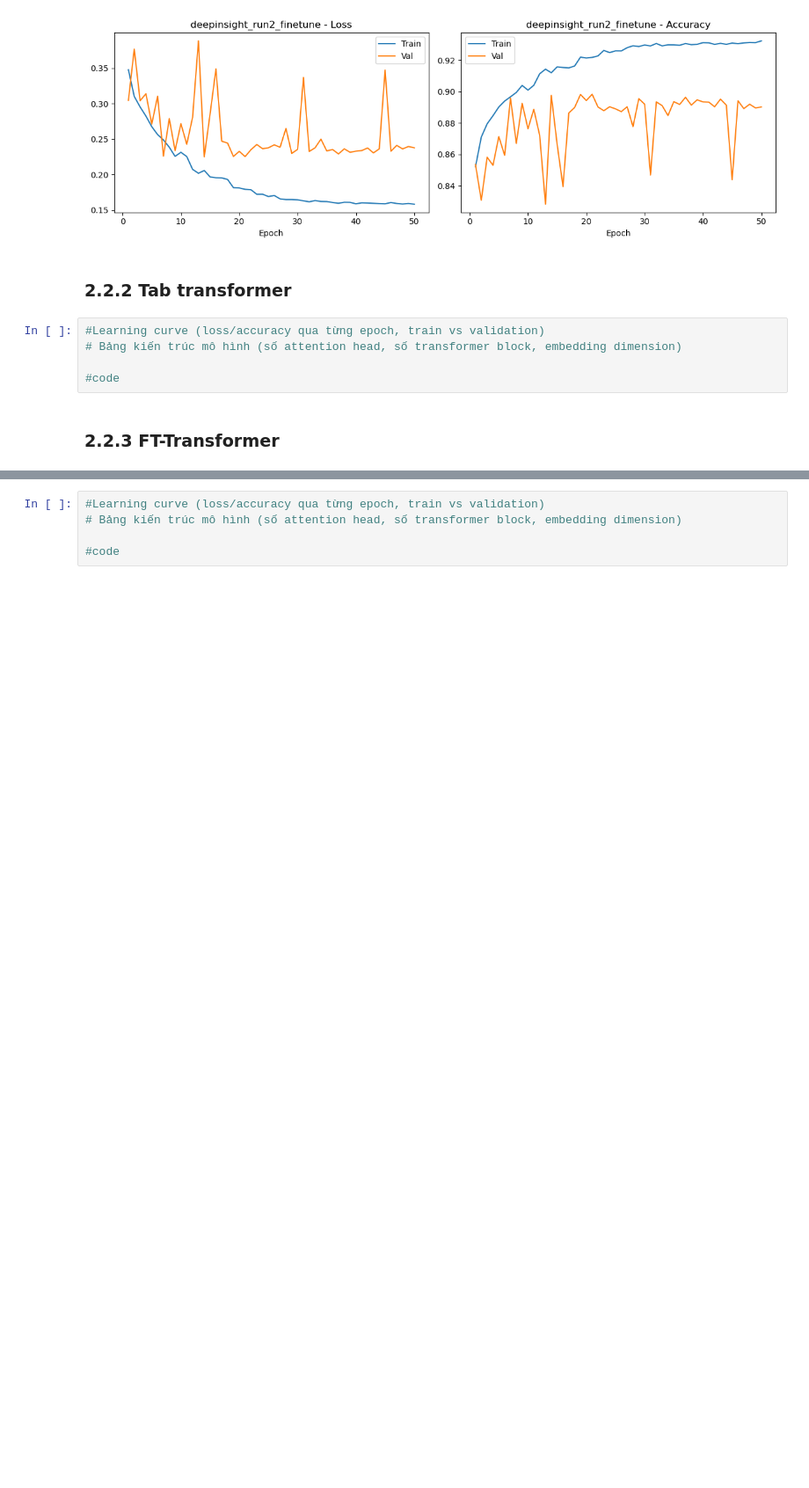
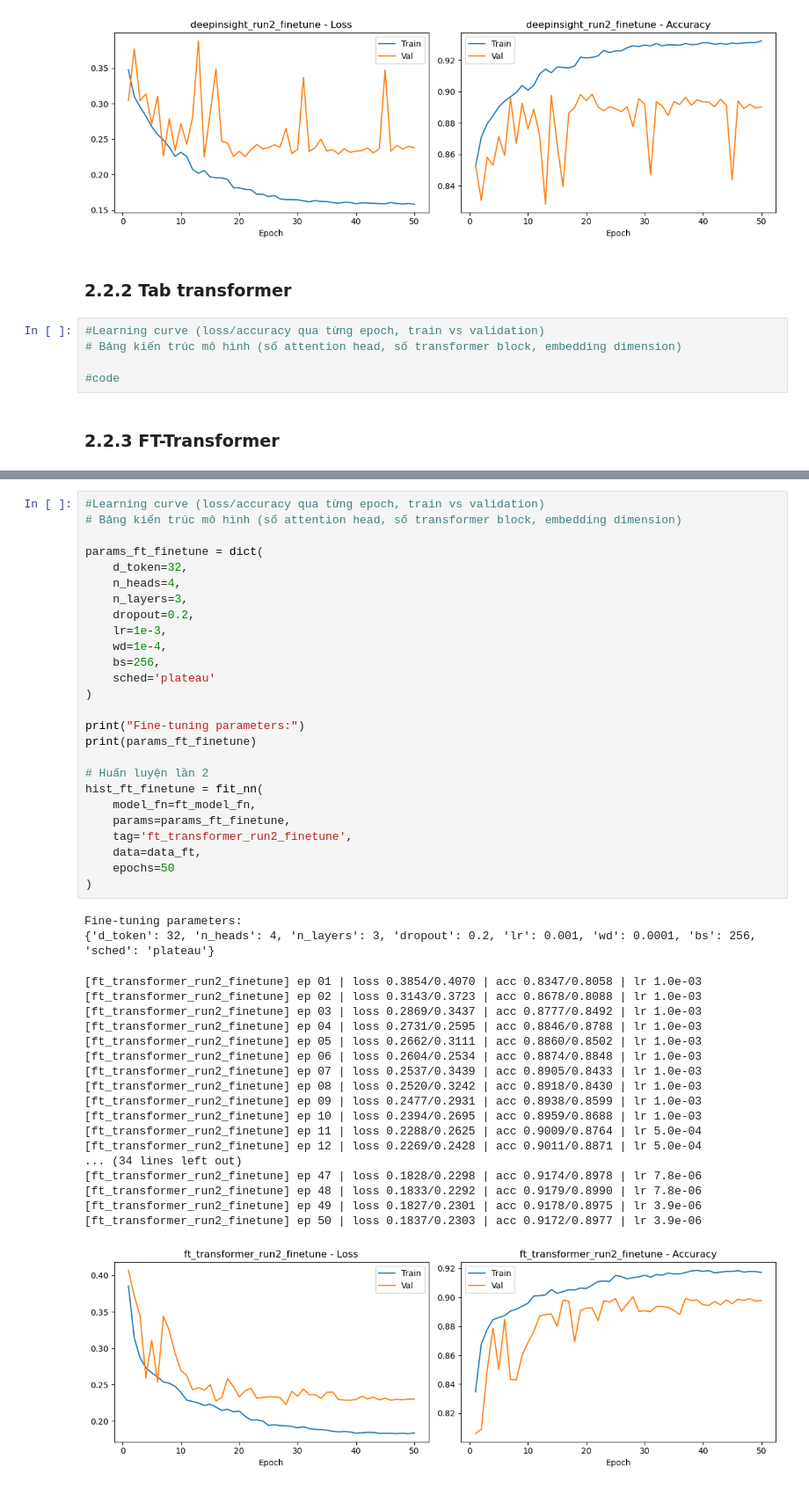
Before and after one commit to HocNguyen0605/DataMining_Nhom09, a Jupyter notebook: datamining-project.ipynb, the cells around one changed output, grey strips where cells are left out. Shown at 88% size. Cells and saved outputs as stored; diff of their text form; blank space fills up the shorter version.

```diff
--- a/datamining-project.ipynb
+++ b/datamining-project.ipynb
@@ -1318,5 +1503,47 @@ hist_ft = fit_nn(model_fn, params_ft, 'deepinsight_run2_finetune', data)
 # %%
 #Learning curve (loss/accuracy qua từng epoch, train vs validation)
 # Bảng kiến trúc mô hình (số attention head, số transformer block, embedding dimension)
 
-#code
+params_ft_finetune = dict(
+    d_token=32,
+    n_heads=4,
+    n_layers=3,
+    dropout=0.2,
+    lr=1e-3,
+    wd=1e-4,
+    bs=256,
+    sched='plateau'
+)
+
+print("Fine-tuning parameters:")
+print(params_ft_finetune)
+
+# Huấn luyện lần 2
+hist_ft_finetune = fit_nn(
+    model_fn=ft_model_fn,
+    params=params_ft_finetune,
+    tag='ft_transformer_run2_finetune',
+    data=data_ft,
+    epochs=50
+)
+# %% [output]
+Fine-tuning parameters:
+{'d_token': 32, 'n_heads': 4, 'n_layers': 3, 'dropout': 0.2, 'lr': 0.001, 'wd': 0.0001, 'bs': 256, 'sched': 'plateau'}
+[ft_transformer_run2_finetune] ep 01 | loss 0.3854/0.4070 | acc 0.8347/0.8058 | lr 1.0e-03
+[ft_transformer_run2_finetune] ep 02 | loss 0.3143/0.3723 | acc 0.8678/0.8088 | lr 1.0e-03
+[ft_transformer_run2_finetune] ep 03 | loss 0.2869/0.3437 | acc 0.8777/0.8492 | lr 1.0e-03
+[ft_transformer_run2_finetune] ep 04 | loss 0.2731/0.2595 | acc 0.8846/0.8788 | lr 1.0e-03
+[ft_transformer_run2_finetune] ep 05 | loss 0.2662/0.3111 | acc 0.8860/0.8502 | lr 1.0e-03
+[ft_transformer_run2_finetune] ep 06 | loss 0.2604/0.2534 | acc 0.8874/0.8848 | lr 1.0e-03
+[ft_transformer_run2_finetune] ep 07 | loss 0.2537/0.3439 | acc 0.8905/0.8433 | lr 1.0e-03
+[ft_transformer_run2_finetune] ep 08 | loss 0.2520/0.3242 | acc 0.8918/0.8430 | lr 1.0e-03
+[ft_transformer_run2_finetune] ep 09 | loss 0.2477/0.2931 | acc 0.8938/0.8599 | lr 1.0e-03
+[ft_transformer_run2_finetune] ep 10 | loss 0.2394/0.2695 | acc 0.8959/0.8688 | lr 1.0e-03
+[ft_transformer_run2_finetune] ep 11 | loss 0.2288/0.2625 | acc 0.9009/0.8764 | lr 5.0e-04
+[ft_transformer_run2_finetune] ep 12 | loss 0.2269/0.2428 | acc 0.9011/0.8871 | lr 5.0e-04
+... (34 lines left out)
+[ft_transformer_run2_finetune] ep 47 | loss 0.1828/0.2298 | acc 0.9174/0.8978 | lr 7.8e-06
+[ft_transformer_run2_finetune] ep 48 | loss 0.1833/0.2292 | acc 0.9179/0.8990 | lr 7.8e-06
+[ft_transformer_run2_finetune] ep 49 | loss 0.1827/0.2301 | acc 0.9178/0.8975 | lr 3.9e-06
+[ft_transformer_run2_finetune] ep 50 | loss 0.1837/0.2303 | acc 0.9172/0.8977 | lr 3.9e-06
+[figure, added]
```
Also changed, not shown: parts of 4 cells of this notebook, 6 other files.
